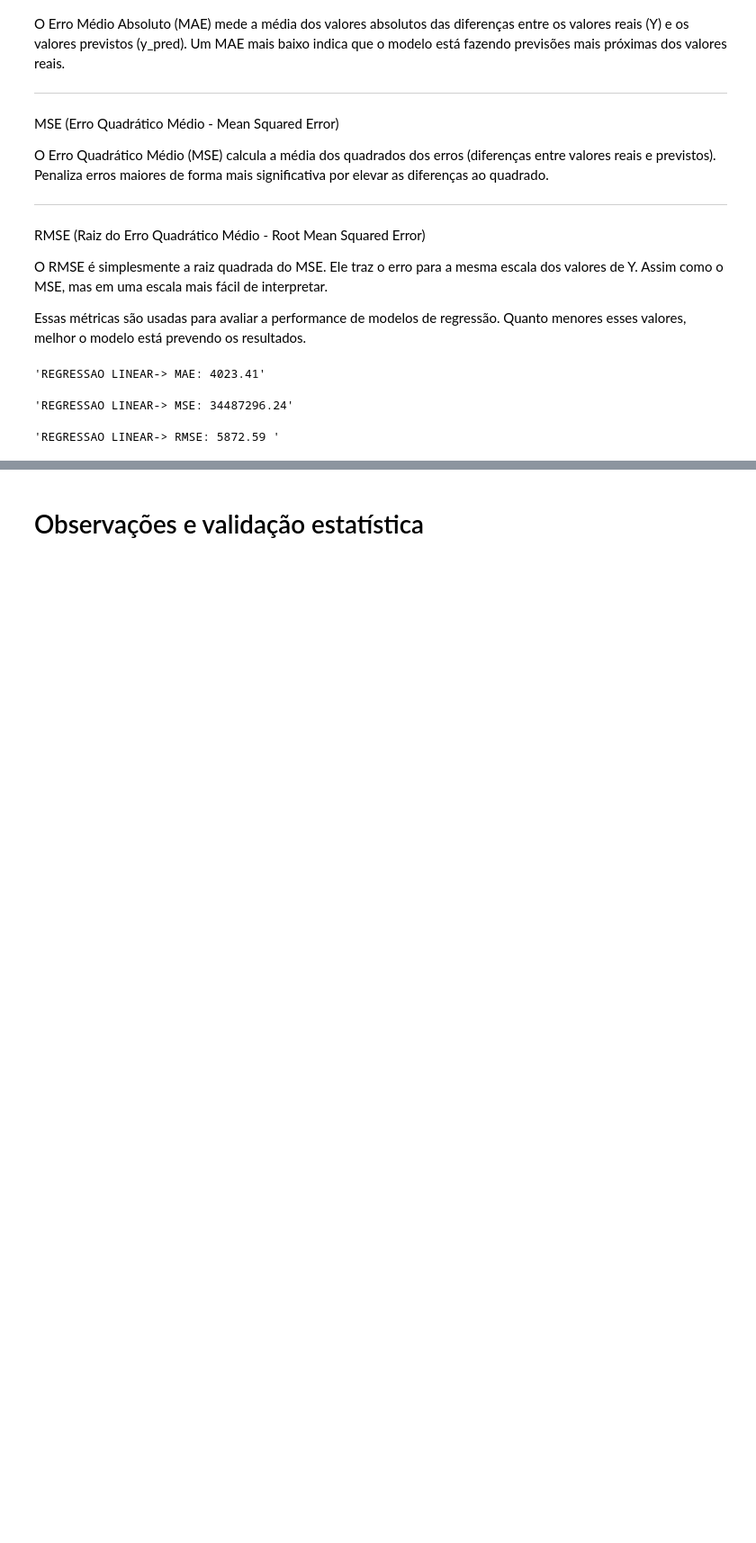
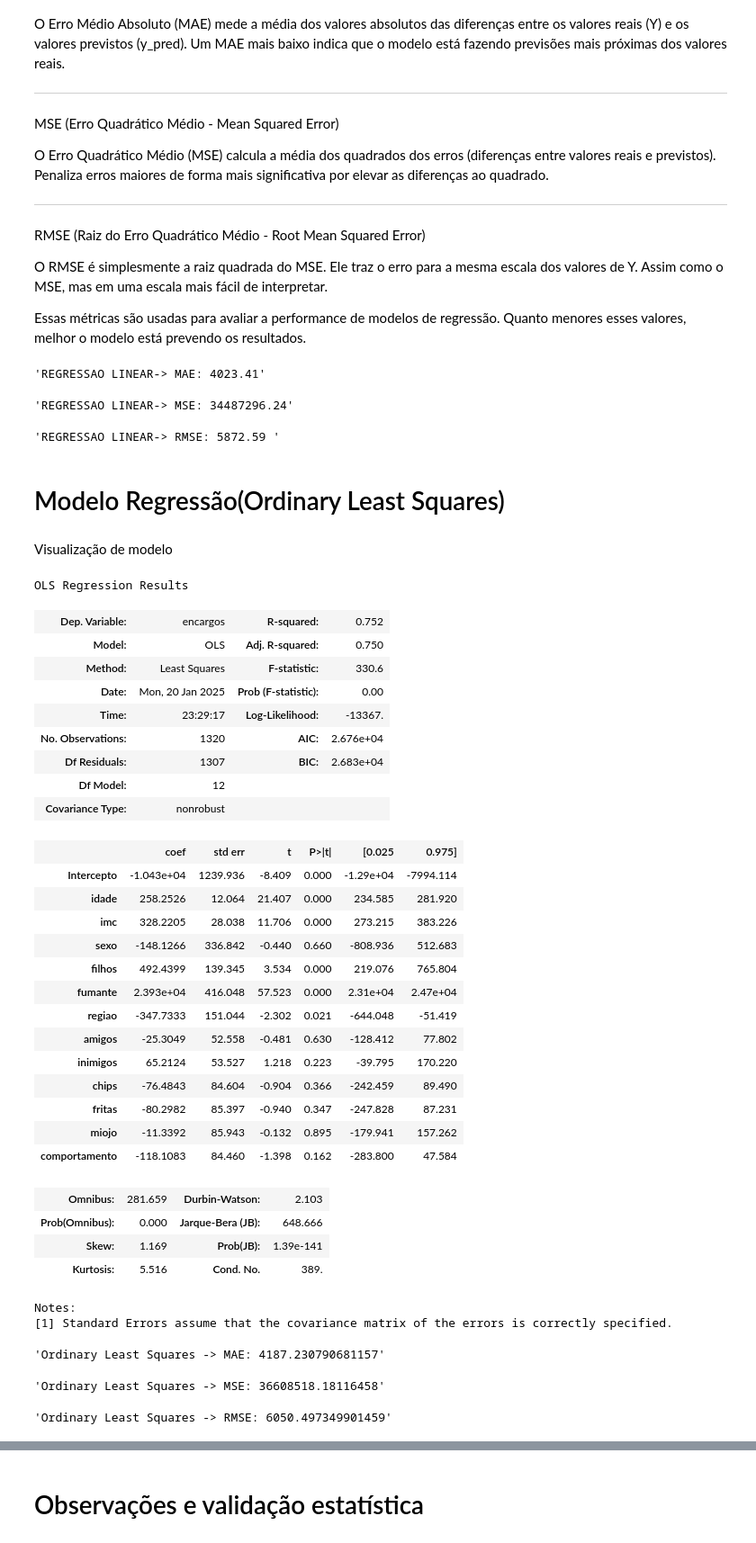
Before and after one commit to WilliamYizima/POS-4IADT, a Jupyter notebook: Report-Notebook-V01.ipynb, the cells around one changed output, grey strips where cells are left out. Shown at 90% size. Saved outputs shown, nothing was run; the diff lists cells and outputs as text; code cells hidden in the pictures; blank space fills up the shorter version.

```diff
--- a/Report-Notebook-V01.ipynb
+++ b/Report-Notebook-V01.ipynb
@@ -300,10 +301,10 @@ ins_sem_literal = insurance_dataset.copy()
 # Encode SEXO, FUMANTE e REGIÃO
 # O modelo só recebe números, por isso o Label Encoder faz uma representação de numeros para stirngs/obj
 # Importante se atentar que as variáveis são restritas (categorias) , pois o Label Encoder faz uma numeração 'Burra'
-# le = LabelEncoder()
-# for col in ins_sem_literal.columns:
-#     if ins_sem_literal[col].dtype == 'object':
-#         ins_sem_literal[col] = le.fit_transform(ins_sem_literal[col])
+le = LabelEncoder()
+for col in ins_sem_literal.columns:
+    if ins_sem_literal[col].dtype == 'object':
+        ins_sem_literal[col] = le.fit_transform(ins_sem_literal[col])
 #         for classe, valor in zip(le.classes_, range(len(le.classes_))):
 #                 print(f'  {classe} → {valor}')
 # %%
@@ -536,3 +522,52 @@ linear_regression_2
 linear_regression_3
 # %% [output]
 'REGRESSAO LINEAR-> RMSE: 5872.59 '
+# %% [markdown]
+# Modelo Regressão(Ordinary Least Squares)
+# %%
+df = insurance_fase1.copy()
+# %%
+df['Intercepto'] = 1
+# Definir as variáveis independentes (X)
+X = df[['Intercepto', 'idade', 'imc', 'sexo', 'filhos', 'fumante', 'regiao', 'amigos', 'inimigos', 'chips', 'fritas', 'miojo', 'comportamento']]
+
+# Definir a variável dependente (Y)
+Y = df['encargos']
+# %%
+# Criar e ajustar o modelo de regressão linear múltipla
+modelo = sm.OLS(Y, X).fit()
+# %% [markdown]
+Visualização de modelo
+# %%
+modelo.summary()
+# %% [output]
+OLS Regression Results
+| Dep. Variable: | encargos | R-squared: | 0.752 |
+| Model: | OLS | Adj. R-squared: | 0.750 |
+| Method: | Least Squares | F-statistic: | 330.6 |
+| Date: | Mon, 20 Jan 2025 | Prob (F-statistic): | 0.00 |
+| Time: | 23:29:17 | Log-Likelihood: | -13367. |
+| No. Observations: | 1320 | AIC: | 2.676e+04 |
+| Df Residuals: | 1307 | BIC: | 2.683e+04 |
+| Df Model: | 12 |  |  |
+| Covariance Type: | nonrobust |  |  |
+|  | coef | std err | t | P>|t| | [0.025 | 0.975] |
+| Intercepto | -1.043e+04 | 1239.936 | -8.409 | 0.000 | -1.29e+04 | -7994.114 |
+| idade | 258.2526 | 12.064 | 21.407 | 0.000 | 234.585 | 281.920 |
+| imc | 328.2205 | 28.038 | 11.706 | 0.000 | 273.215 | 383.226 |
+| sexo | -148.1266 | 336.842 | -0.440 | 0.660 | -808.936 | 512.683 |
+| filhos | 492.4399 | 139.345 | 3.534 | 0.000 | 219.076 | 765.804 |
+| fumante | 2.393e+04 | 416.048 | 57.523 | 0.000 | 2.31e+04 | 2.47e+04 |
+| regiao | -347.7333 | 151.044 | -2.302 | 0.021 | -644.048 | -51.419 |
+| amigos | -25.3049 | 52.558 | -0.481 | 0.630 | -128.412 | 77.802 |
+| inimigos | 65.2124 | 53.527 | 1.218 | 0.223 | -39.795 | 170.220 |
+| chips | -76.4843 | 84.604 | -0.904 | 0.366 | -242.459 | 89.490 |
+| fritas | -80.2982 | 85.397 | -0.940 | 0.347 | -247.828 | 87.231 |
+| miojo | -11.3392 | 85.943 | -0.132 | 0.895 | -179.941 | 157.262 |
+| comportamento | -118.1083 | 84.460 | -1.398 | 0.162 | -283.800 | 47.584 |
+| Omnibus: | 281.659 | Durbin-Watson: | 2.103 |
+| Prob(Omnibus): | 0.000 | Jarque-Bera (JB): | 648.666 |
+| Skew: | 1.169 | Prob(JB): | 1.39e-141 |
+| Kurtosis: | 5.516 | Cond. No. | 389. |
+Notes:
+[1] Standard Errors assume that the covariance matrix of the errors is correctly specified.
@@ -538,0 +583,12 @@ linear_regression_3
+# %%
+regressao_multipla1
+# %% [output]
+'Ordinary Least Squares -> MAE: 4187.230790681157'
+# %%
+regressao_multipla2
+# %% [output]
+'Ordinary Least Squares -> MSE: 36608518.18116458'
+# %%
+regressao_multipla3
+# %% [output]
+'Ordinary Least Squares -> RMSE: 6050.497349901459'
```
Also changed, not shown: parts of 29 cells of this notebook, 2 other files.
